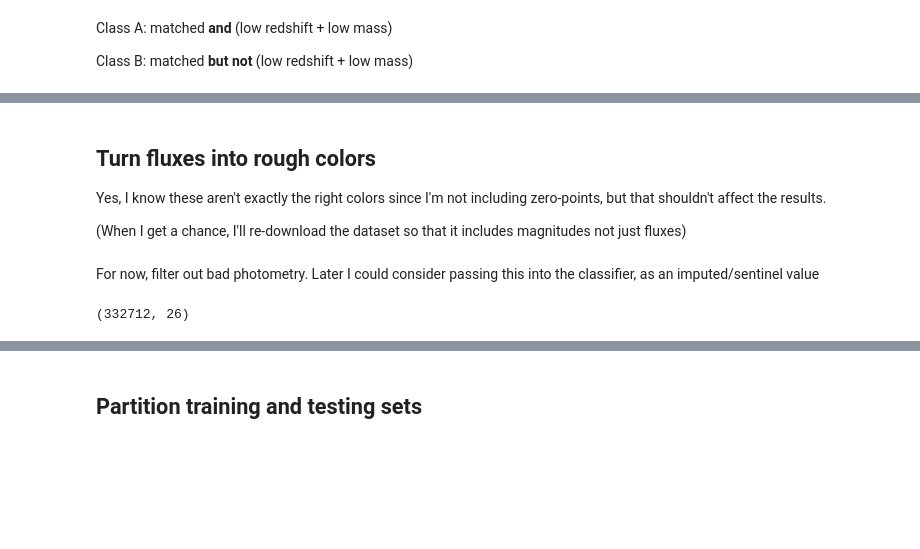
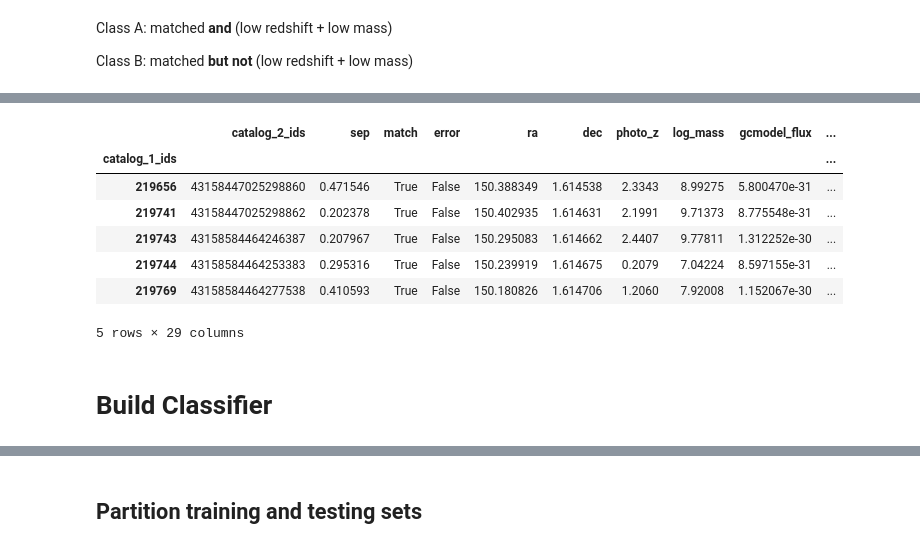
Before and after one commit to yluo54301/dwarf_photo-z, a Jupyter notebook: completeness/HSC_COSMOS_filtering.ipynb, the cells around one changed output, grey strips where cells are left out. Saved outputs shown, nothing was run; the diff lists cells and outputs as text; code cells hidden in the pictures; blank space fills up the shorter version.

```diff
--- a/completeness/HSC_COSMOS_filtering.ipynb
+++ b/completeness/HSC_COSMOS_filtering.ipynb
@@ -87,6 +110,9 @@ plt.axvline(9, linestyle="dashed", color="k")
 Class A: matched **and** (low redshift + low mass)
 
 Class B: matched **but not** (low redshift + low mass)
+# %%
+low_z    = (combined.photo_z  < .15)
+low_mass = (combined.log_mass < 9)
 # %%
-class_a = matches.mask_match & (low_z & low_mass)
-class_b = matches.mask_match & ~(low_z & low_mass)
+class_a =  (low_z & low_mass)
+class_b = ~(low_z & low_mass)
@@ -161,5 +134,0 @@ matched_hsc.head()
-# %% [markdown]
-## Turn fluxes into rough colors
-Yes, I know these aren't exactly the right colors since I'm not including zero-points, but that shouldn't affect the results.
-
-(When I get a chance, I'll re-download the dataset so that it includes magnitudes not just fluxes)
@@ -171,2 +134,0 @@ matched_hsc["z_minus_y"] = -.4*np.log10(matched_hsc["zcmodel_flux"] / matched_hs
-# %% [markdown]
-For now, filter out bad photometry. Later I could consider passing this into the classifier, as an imputed/sentinel value
@@ -184,5 +135,15 @@ matched_hsc["log_icmodel_flux"] = np.log10(matched_hsc["icmodel_flux"])
-# %%
-matched_hsc.shape
-# %% [output]
-(332712, 26)
+# %%
+combined["low_z_low_mass"] = class_a
+combined.head()
+# %% [output]
+|  | catalog_2_ids | sep | match | error | ra | dec | photo_z | log_mass | gcmodel_flux | ... |
+| catalog_1_ids |  |  |  |  |  |  |  |  |  | ... |
+| 219656 | 43158447025298860 | 0.471546 | True | False | 150.388349 | 1.614538 | 2.3343 | 8.99275 | 5.800470e-31 | ... |
+| 219741 | 43158447025298862 | 0.202378 | True | False | 150.402935 | 1.614631 | 2.1991 | 9.71373 | 8.775548e-31 | ... |
+| 219743 | 43158584464246387 | 0.207967 | True | False | 150.295083 | 1.614662 | 2.4407 | 9.77811 | 1.312252e-30 | ... |
+| 219744 | 43158584464253383 | 0.295316 | True | False | 150.239919 | 1.614675 | 0.2079 | 7.04224 | 8.597155e-31 | ... |
+| 219769 | 43158584464277538 | 0.410593 | True | False | 150.180826 | 1.614706 | 1.2060 | 7.92008 | 1.152067e-30 | ... |
+5 rows × 29 columns
+# %% [markdown]
+# Build Classifier
 # %%
```
Also changed, not shown: parts of 64 cells of this notebook, 8 other files.
